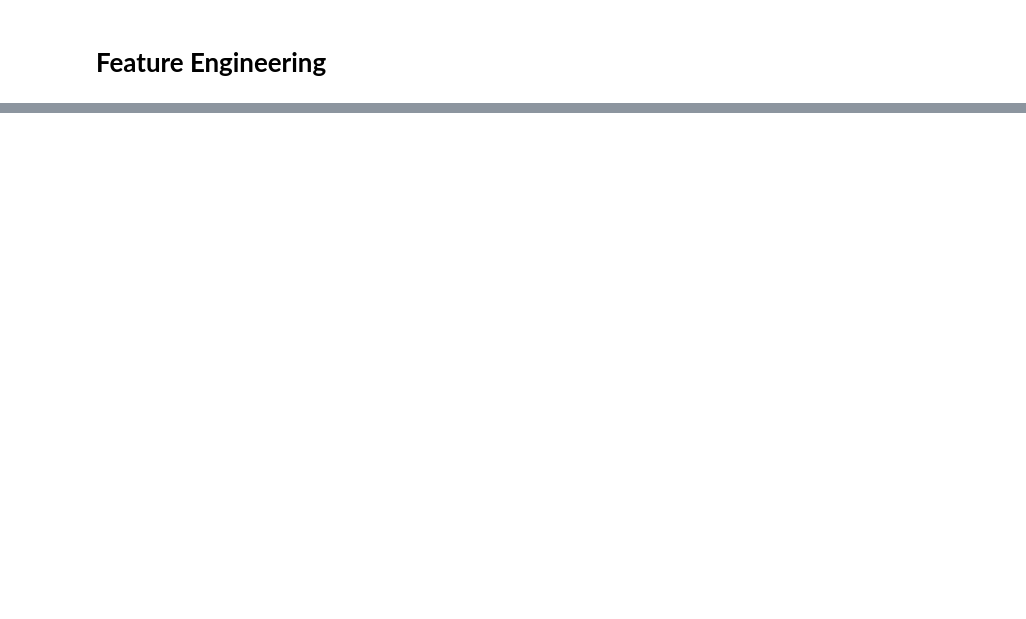
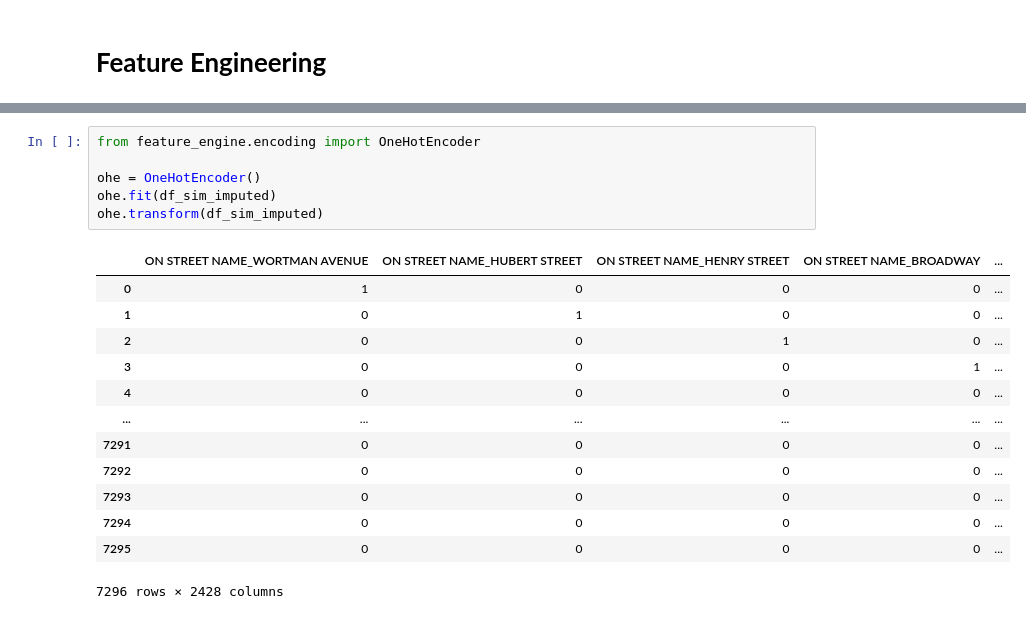
Before and after one commit to myconcordia/A2I2, a Jupyter notebook: Darts_MotorVehicle.ipynb, the cells around one changed output, grey strips where cells are left out. Cells and saved outputs as stored; diff of their text form; blank space fills up the shorter version.

```diff
--- a/Darts_MotorVehicle.ipynb
+++ b/Darts_MotorVehicle.ipynb
@@ -448,0 +433,20 @@ df_ohe.head()
+# %%
+from feature_engine.encoding import OneHotEncoder
+
+ohe = OneHotEncoder()
+ohe.fit(df_sim_imputed)
+ohe.transform(df_sim_imputed)
+# %% [output]
+|  | ON STREET NAME_WORTMAN AVENUE | ON STREET NAME_HUBERT STREET | ON STREET NAME_HENRY STREET | ON STREET NAME_BROADWAY | ... |
+| 0 | 1 | 0 | 0 | 0 | ... |
+| 1 | 0 | 1 | 0 | 0 | ... |
+| 2 | 0 | 0 | 1 | 0 | ... |
+| 3 | 0 | 0 | 0 | 1 | ... |
+| 4 | 0 | 0 | 0 | 0 | ... |
+| ... | ... | ... | ... | ... | ... |
+| 7291 | 0 | 0 | 0 | 0 | ... |
+| 7292 | 0 | 0 | 0 | 0 | ... |
+| 7293 | 0 | 0 | 0 | 0 | ... |
+| 7294 | 0 | 0 | 0 | 0 | ... |
+| 7295 | 0 | 0 | 0 | 0 | ... |
+7296 rows × 2428 columns
```
Also changed, not shown: parts of 30 cells of this notebook.
